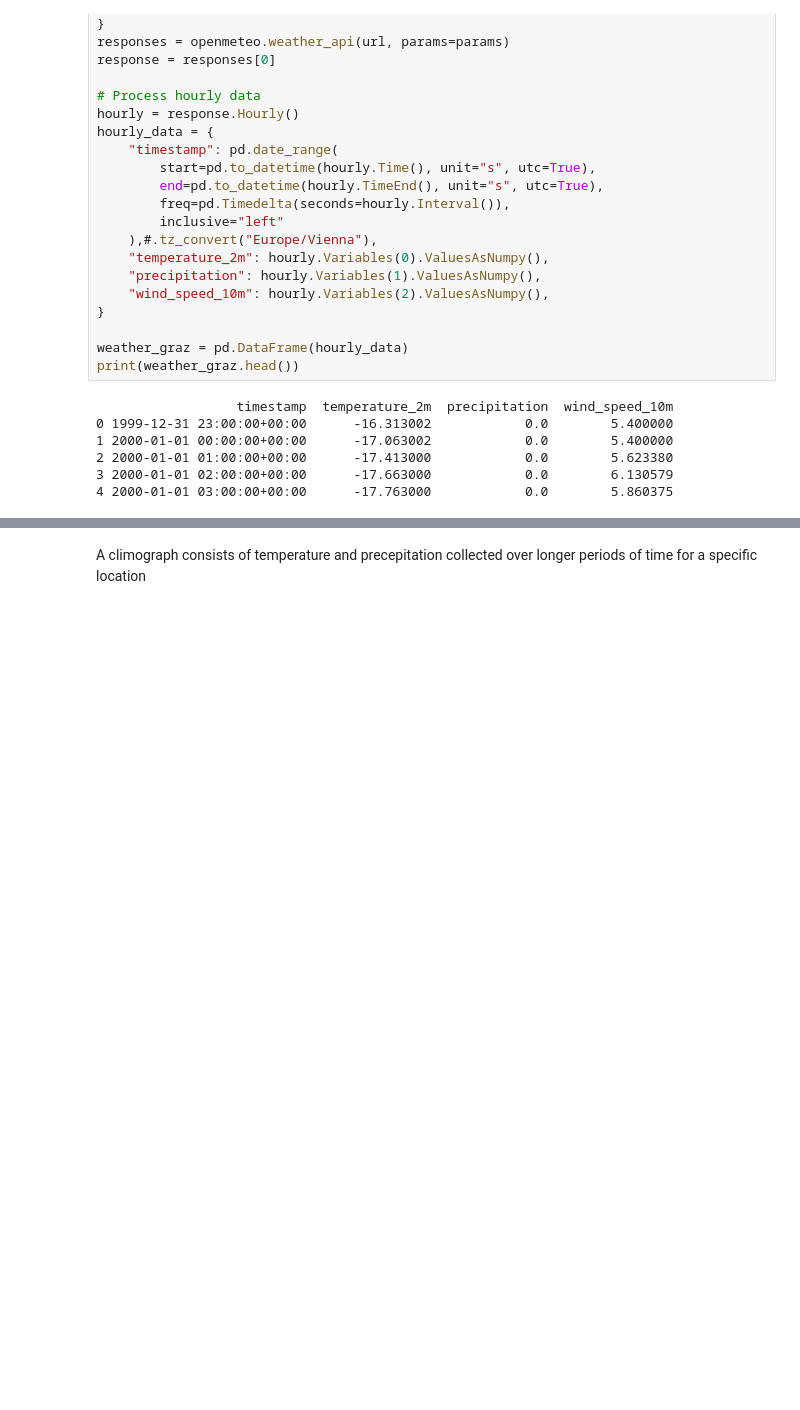
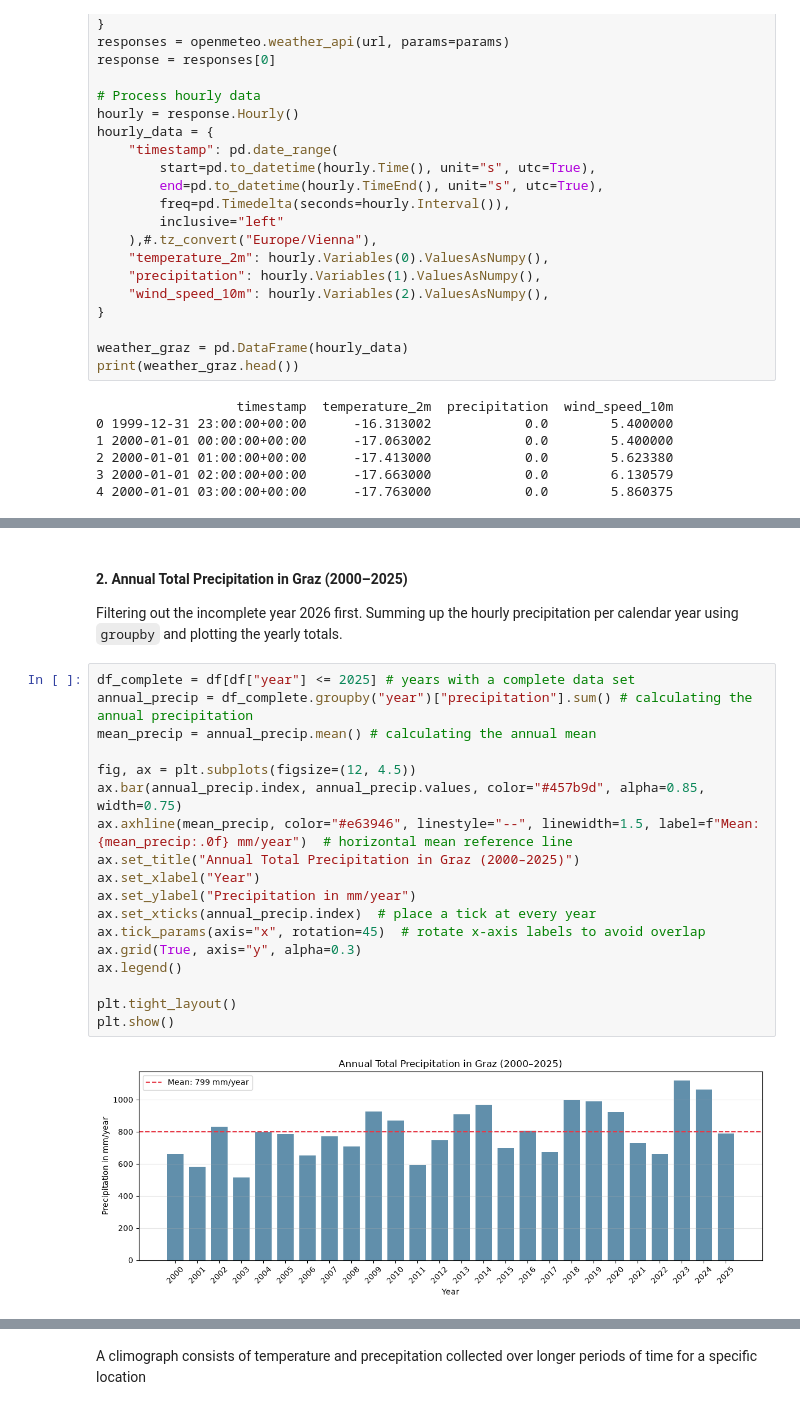
Before and after one commit to finklu/DataAnalysis_Lab02, a Jupyter notebook: Fink_ESE26__DA_Assignment01-Weather.ipynb, the cells around one changed output, grey strips where cells are left out. Saved outputs shown, nothing was run; the diff lists cells and outputs as text; blank space fills up the shorter version.

```diff
--- a/Fink_ESE26__DA_Assignment01-Weather.ipynb
+++ b/Fink_ESE26__DA_Assignment01-Weather.ipynb
@@ -68,0 +138,24 @@ Create a few plots to get an overview over the data, maybe also analyze the Data
+# %% [markdown]
+#### 2. Annual Total Precipitation in Graz (2000–2025)
+
+Filtering out the incomplete year 2026 first. Summing up the hourly precipitation per calendar year using `groupby` and plotting the yearly totals.
+# %%
+df_complete = df[df["year"] <= 2025] # years with a complete data set
+annual_precip = df_complete.groupby("year")["precipitation"].sum() # calculating the annual precipitation
+mean_precip = annual_precip.mean() # calculating the annual mean
+
+fig, ax = plt.subplots(figsize=(12, 4.5))
+ax.bar(annual_precip.index, annual_precip.values, color="#457b9d", alpha=0.85, width=0.75)
+ax.axhline(mean_precip, color="#e63946", linestyle="--", linewidth=1.5, label=f"Mean: {mean_precip:.0f} mm/year")  # horizontal mean reference line
+ax.set_title("Annual Total Precipitation in Graz (2000–2025)")
+ax.set_xlabel("Year")
+ax.set_ylabel("Precipitation in mm/year")
+ax.set_xticks(annual_precip.index)  # place a tick at every year
+ax.tick_params(axis="x", rotation=45)  # rotate x-axis labels to avoid overlap
+ax.grid(True, axis="y", alpha=0.3)
+ax.legend()
+
+plt.tight_layout()
+plt.show()
+# %% [output]
+[figure, added]
```
Also changed, not shown: parts of 25 cells of this notebook.
